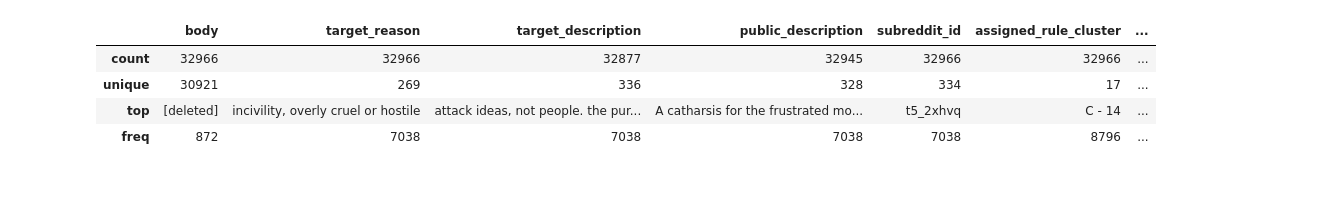
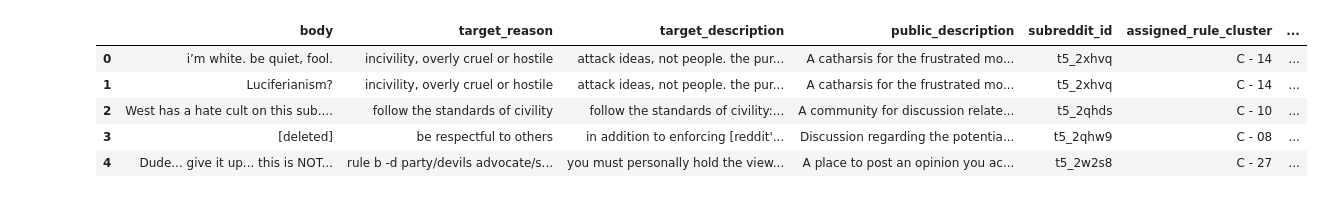
Before and after one commit to YashveerP/BN-Analysis, a Jupyter notebook: BN-Analysis.ipynb, the cells around one changed output. Cells and saved outputs as stored; diff of their text form; code cells hidden in the pictures.

Commit message:
loaded dataset and some simple questions

```diff
--- a/BN-Analysis.ipynb
+++ b/BN-Analysis.ipynb
@@ -22,15 +19,18 @@ Note: you may need to restart the kernel to use updated packages.
 # %%
 import pandas as pd
 import matplotlib.pyplot as plt
 import numpy as np
 
 # Load dataset
 data = pd.read_csv('data_training_selected_clusters_comments_and_rules.csv')
 data.head()
-data.describe()
+# data.describe()
+
+#Questions
 # %% [output]
 |  | body | target_reason | target_description | public_description | subreddit_id | assigned_rule_cluster | ... |
-| count | 32966 | 32966 | 32877 | 32945 | 32966 | 32966 | ... |
-| unique | 30921 | 269 | 336 | 328 | 334 | 17 | ... |
-| top | [deleted] | incivility, overly cruel or hostile | attack ideas, not people. the pur... | A catharsis for the frustrated mo... | t5_2xhvq | C - 14 | ... |
-| freq | 872 | 7038 | 7038 | 7038 | 7038 | 8796 | ... |
+| 0 | i’m white. be quiet, fool. | incivility, overly cruel or hostile | attack ideas, not people. the pur... | A catharsis for the frustrated mo... | t5_2xhvq | C - 14 | ... |
+| 1 | Luciferianism? | incivility, overly cruel or hostile | attack ideas, not people. the pur... | A catharsis for the frustrated mo... | t5_2xhvq | C - 14 | ... |
+| 2 | West has a hate cult on this sub.... | follow the standards of civility | follow the standards of civility:... | A community for discussion relate... | t5_2qhds | C - 10 | ... |
+| 3 | [deleted] | be respectful to others | in addition to enforcing [reddit'... | Discussion regarding the potentia... | t5_2qhw9 | C - 08 | ... |
+| 4 | Dude... give it up... this is NOT... | rule b -d party/devils advocate/s... | you must personally hold the view... | A place to post an opinion you ac... | t5_2w2s8 | C - 27 | ... |
```
Also changed, not shown: parts of 7 cells of this notebook.
